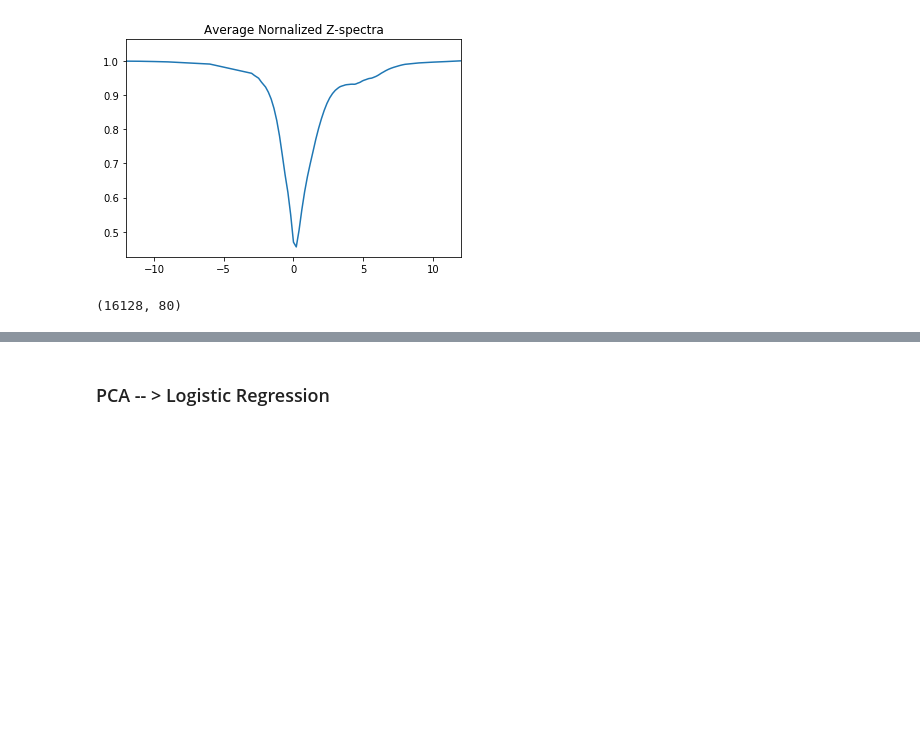
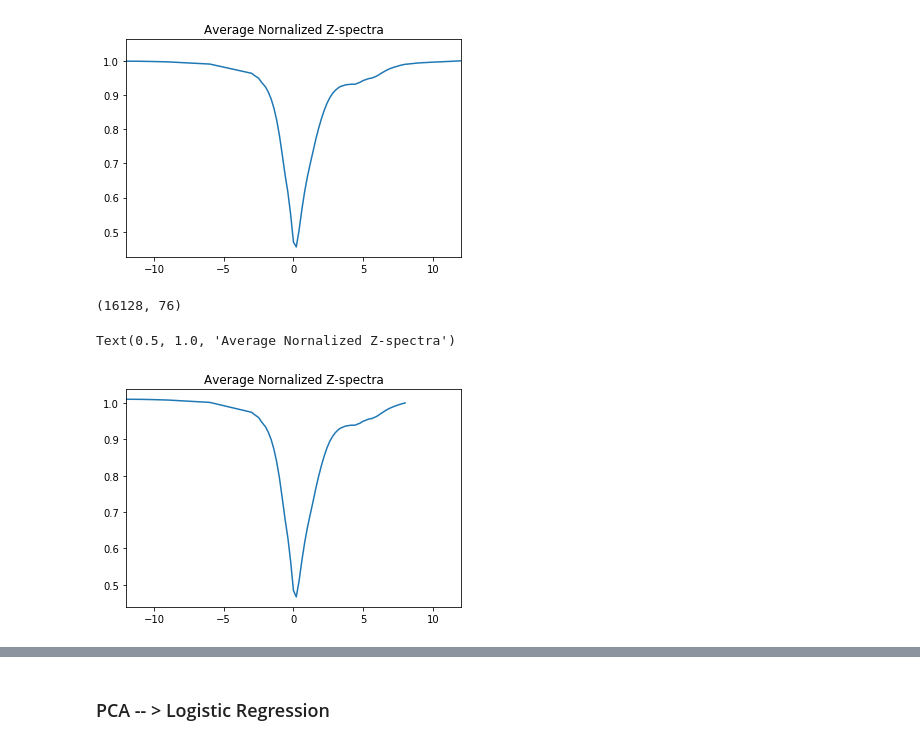
Before and after one commit to JCardenasRdz/acidoCEST_Machine_Learning, a Jupyter notebook: Iopamidol_PCA_LogReg.ipynb, the cells around one changed output, grey strips where cells are left out. Saved outputs shown, nothing was run; the diff lists cells and outputs as text; code cells hidden in the pictures; blank space fills up the shorter version.

```diff
--- a/Iopamidol_PCA_LogReg.ipynb
+++ b/Iopamidol_PCA_LogReg.ipynb
@@ -115,13 +149,19 @@ plt.title('Average Nornalized Z-spectra')
 Text(0.5, 1.0, 'Average Nornalized Z-spectra')
 [figure]
 # %%
-norm_point = 1
+norm_point = 5
 
 #inline fuction
 foo = lambda s: (normalize_cest(s,norm_point))
 
 Z = X.apply(foo, axis = 1)
 xdata = ppm[norm_point::]
 print(Z.shape)
+
+plt.plot(xdata, Z.mean())
+plt.xlim([-12,12])
+plt.title('Average Nornalized Z-spectra')
 # %% [output]
-(16128, 80)
+(16128, 76)
+Text(0.5, 1.0, 'Average Nornalized Z-spectra')
+[figure, added]
```
Also changed, not shown: parts of 24 cells of this notebook.
